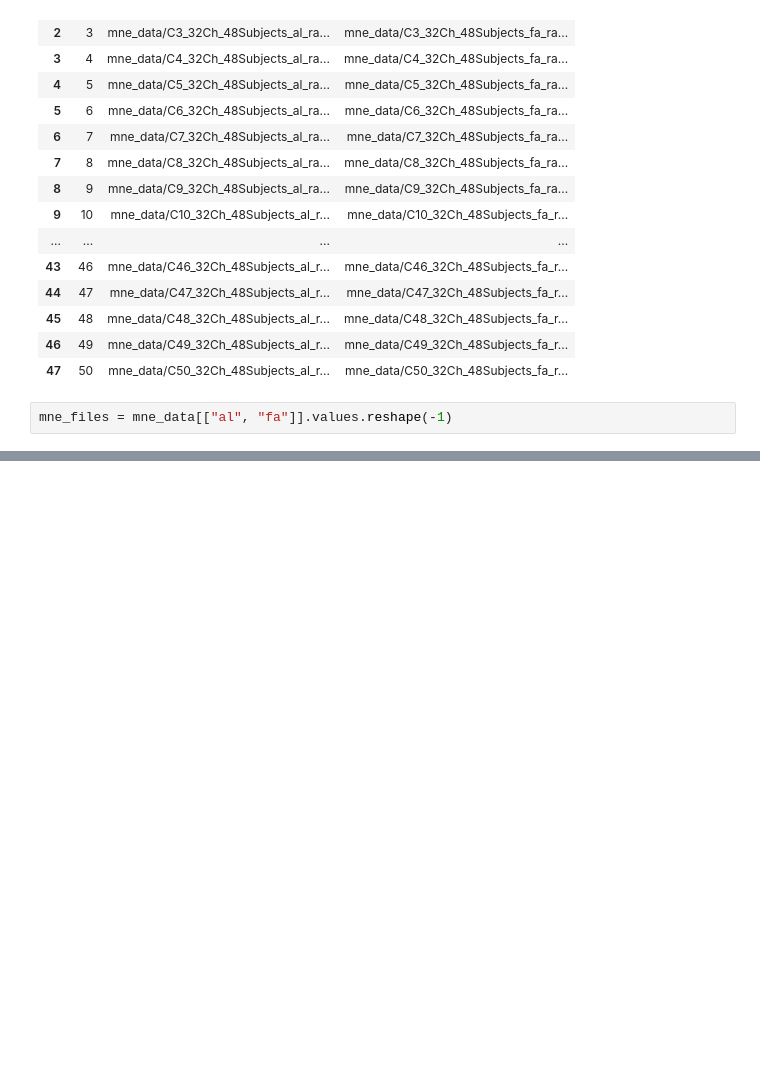
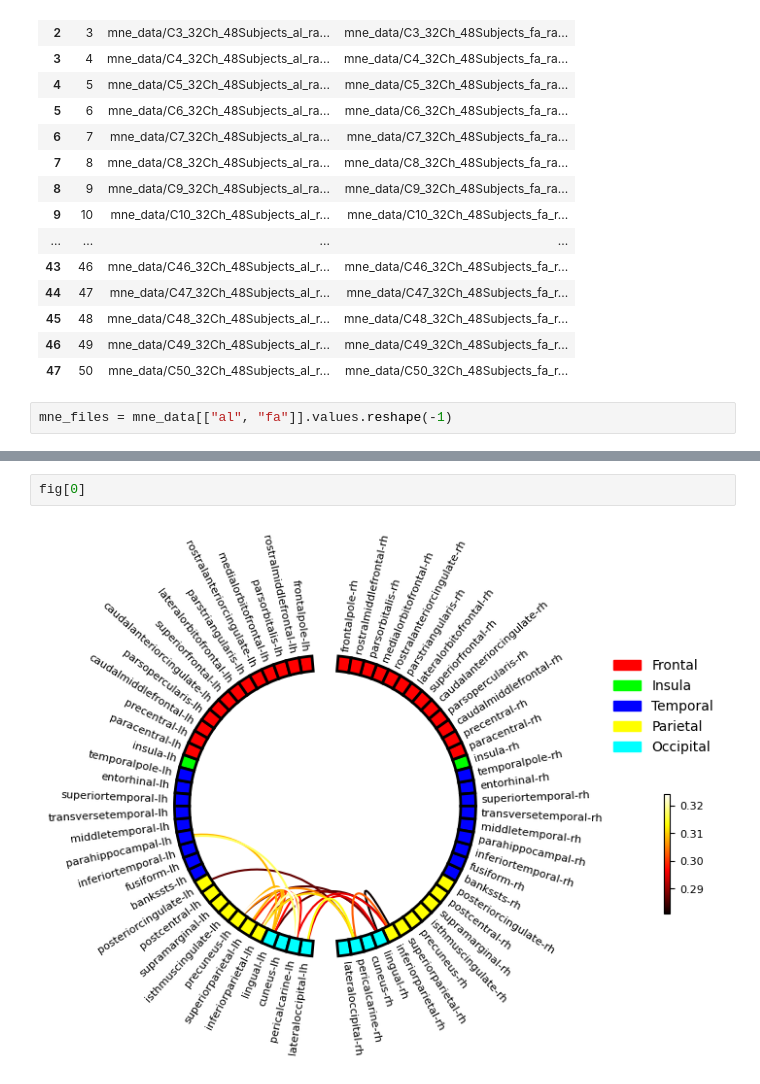
Before and after one commit to habom2310/eeg-connectivity-analysis, a Jupyter notebook: brain connectivity from source spaces pipeline.ipynb, the cells around one changed output, grey strips where cells are left out. Cells and saved outputs as stored; diff of their text form; blank space fills up the shorter version.

```diff
--- a/brain connectivity from source spaces pipeline.ipynb
+++ b/brain connectivity from source spaces pipeline.ipynb
@@ -529,0 +774,4 @@ mne.make_fixed_length_events(raw, start=0., duration=2., overlap=1.75, id = 1)
+# %%
+fig[0]
+# %% [output]
+[figure, added]
```
Also changed, not shown: parts of 34 cells of this notebook, 2 other files.
